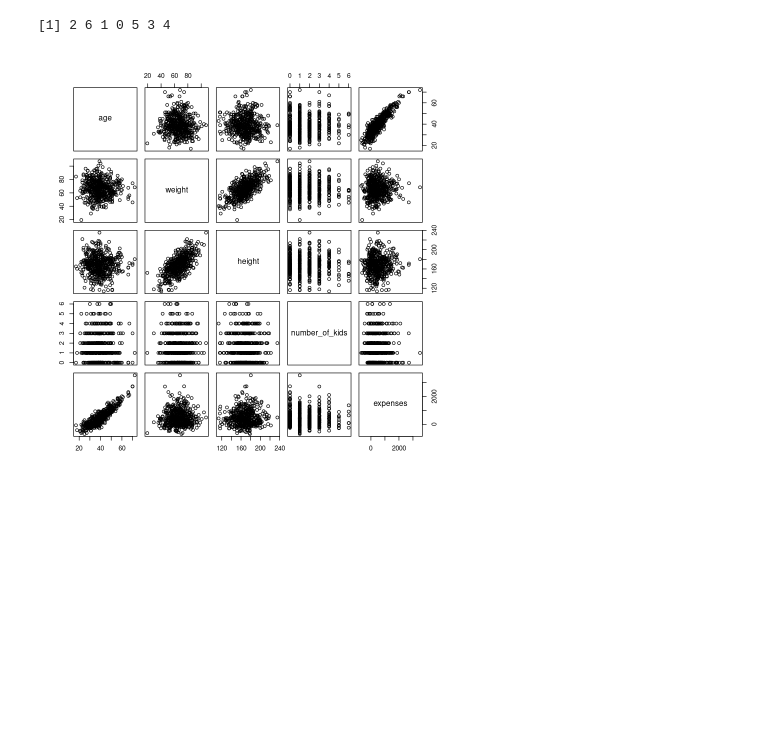
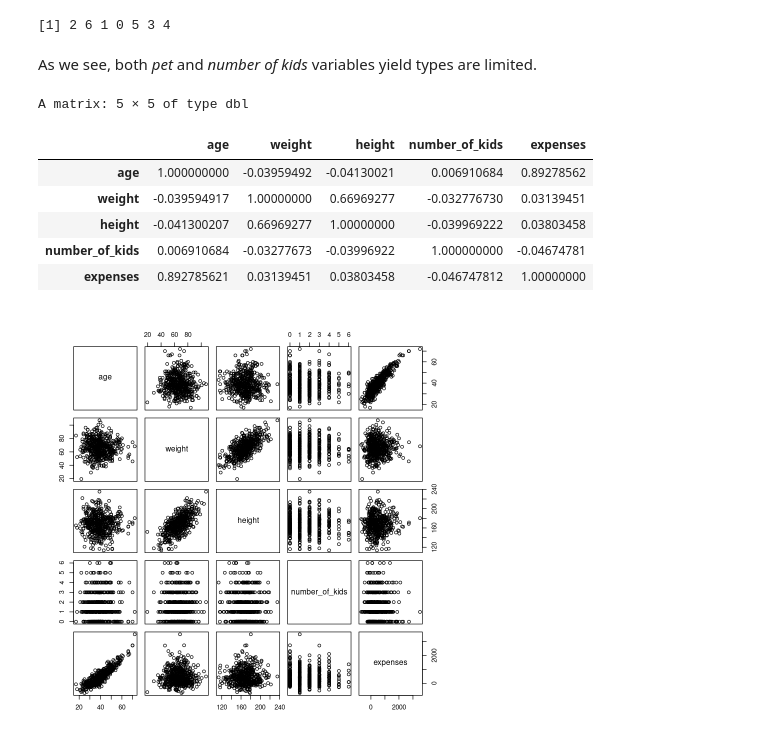
Before and after one commit to bieganski/stat, a Jupyter notebook: ex1/solution.ipynb, the cells around one changed output. Drawn from its saved outputs; the diff is of its cells as text; code cells hidden in the pictures; blank space fills up the shorter version.

```diff
--- a/ex1/solution.ipynb
+++ b/ex1/solution.ipynb
@@ -82,6 +64,18 @@ unique(df$number_of_kids)
 # %% [output]
 [1] "ferret"   "dog"      "hedgehog" "none"     "cat"
 [1] 2 6 1 0 5 3 4
+# %% [markdown]
+As we see, both _pet_ and _number of kids_ variables yield types are limited.
+# %%
+cor(df[quantitive])
+# %% [output]
+A matrix: 5 × 5 of type dbl
+|  | age | weight | height | number_of_kids | expenses |
+| age | 1.000000000 | -0.03959492 | -0.04130021 | 0.006910684 | 0.89278562 |
+| weight | -0.039594917 | 1.00000000 | 0.66969277 | -0.032776730 | 0.03139451 |
+| height | -0.041300207 | 0.66969277 | 1.00000000 | -0.039969222 | 0.03803458 |
+| number_of_kids | 0.006910684 | -0.03277673 | -0.03996922 | 1.000000000 | -0.04674781 |
+| expenses | 0.892785621 | 0.03139451 | 0.03803458 | -0.046747812 | 1.00000000 |
 # %%
 # Let's investigate variables correlaction.
 pairs(df[quantitive])
```
Also changed, not shown: parts of 30 cells of this notebook.
